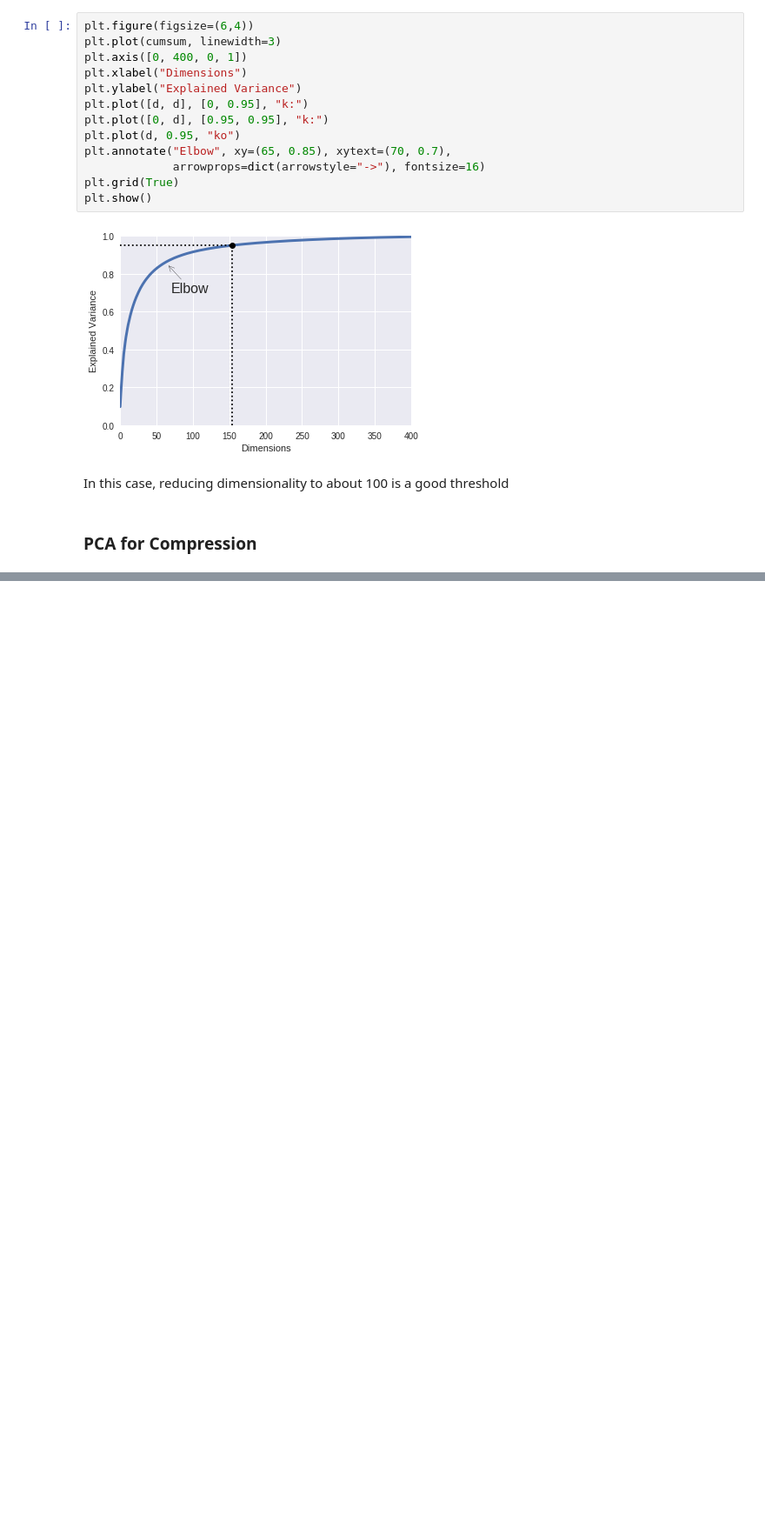
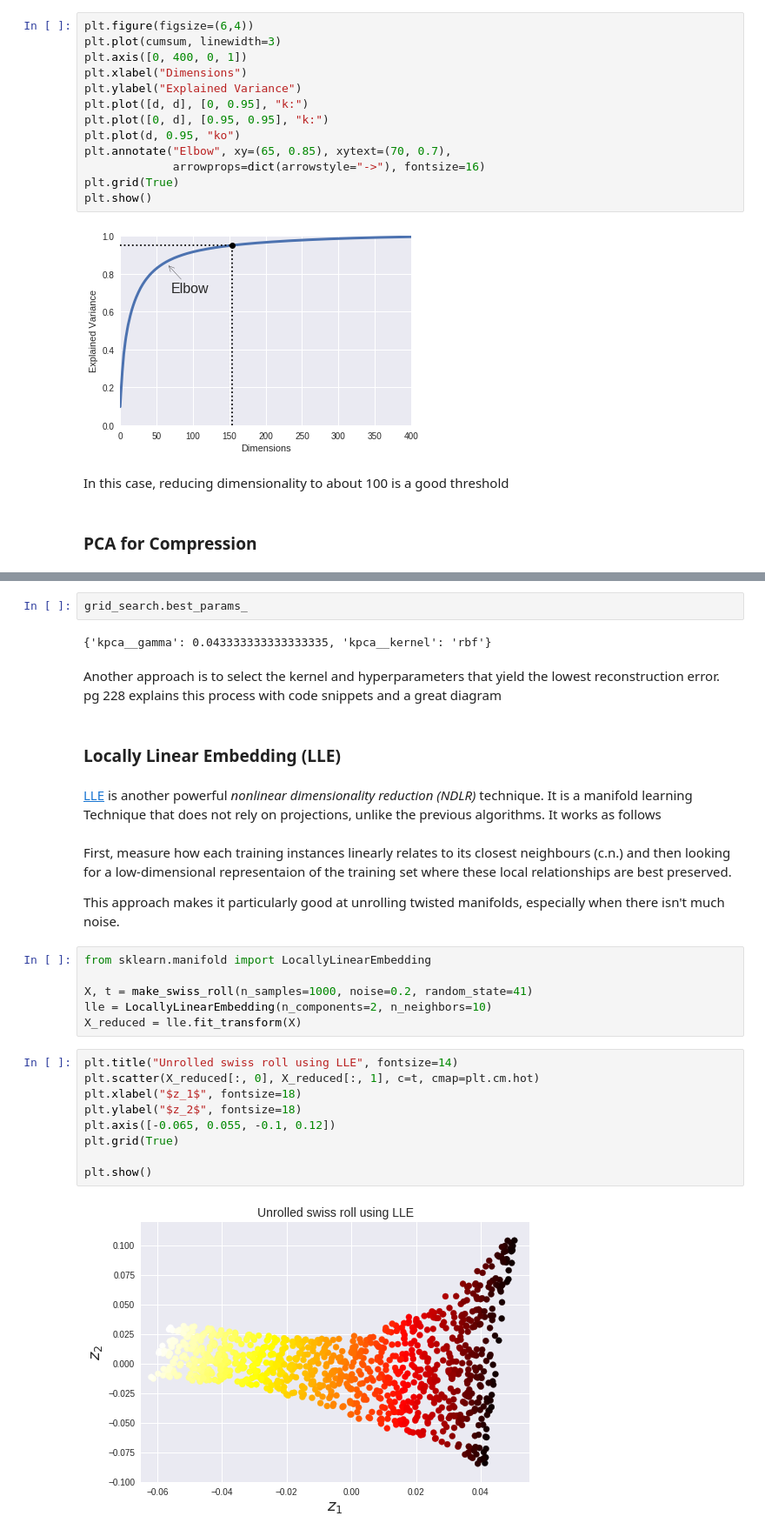
Before and after one commit to amaralcs/homl, a Jupyter notebook: 8_dimensionality_reduction.ipynb, the cells around one changed output, grey strips where cells are left out. Shown at 87% size. Cells and saved outputs as stored; diff of their text form; blank space fills up the shorter version.

```diff
--- a/8_dimensionality_reduction.ipynb
+++ b/8_dimensionality_reduction.ipynb
@@ -244,0 +354,31 @@ In this case, reducing dimensionality to about 100 is a good threshold
+# %%
+grid_search.best_params_
+# %% [output]
+{'kpca__gamma': 0.043333333333333335, 'kpca__kernel': 'rbf'}
+# %% [markdown]
+Another approach is to select the kernel and hyperparameters that yield the lowest reconstruction error. pg 228 explains this process with code snippets and a great diagram
+# %% [markdown]
+### Locally Linear Embedding (LLE)
+# %% [markdown]
+[LLE](https://homl.info/lle) is another powerful *nonlinear dimensionality reduction (NDLR)* technique. It is a manifold learning Technique that does not rely on projections, unlike the previous algorithms. It works as follows
+# %% [markdown]
+First, measure how each training instances linearly relates to its closest neighbours (c.n.) and then looking for a low-dimensional representaion of the training set where these local relationships are best preserved.
+
+This approach makes it particularly good at unrolling twisted manifolds, especially when there isn't much noise.
+# %%
+from sklearn.manifold import LocallyLinearEmbedding
+
+X, t = make_swiss_roll(n_samples=1000, noise=0.2, random_state=41)
+lle = LocallyLinearEmbedding(n_components=2, n_neighbors=10)
+X_reduced = lle.fit_transform(X)
+# %%
+plt.title("Unrolled swiss roll using LLE", fontsize=14)
+plt.scatter(X_reduced[:, 0], X_reduced[:, 1], c=t, cmap=plt.cm.hot)
+plt.xlabel("$z_1$", fontsize=18)
+plt.ylabel("$z_2$", fontsize=18)
+plt.axis([-0.065, 0.055, -0.1, 0.12])
+plt.grid(True)
+
+plt.show()
+# %% [output]
+[figure, added]
```
Also changed, not shown: parts of 24 cells of this notebook, 1 other file.
